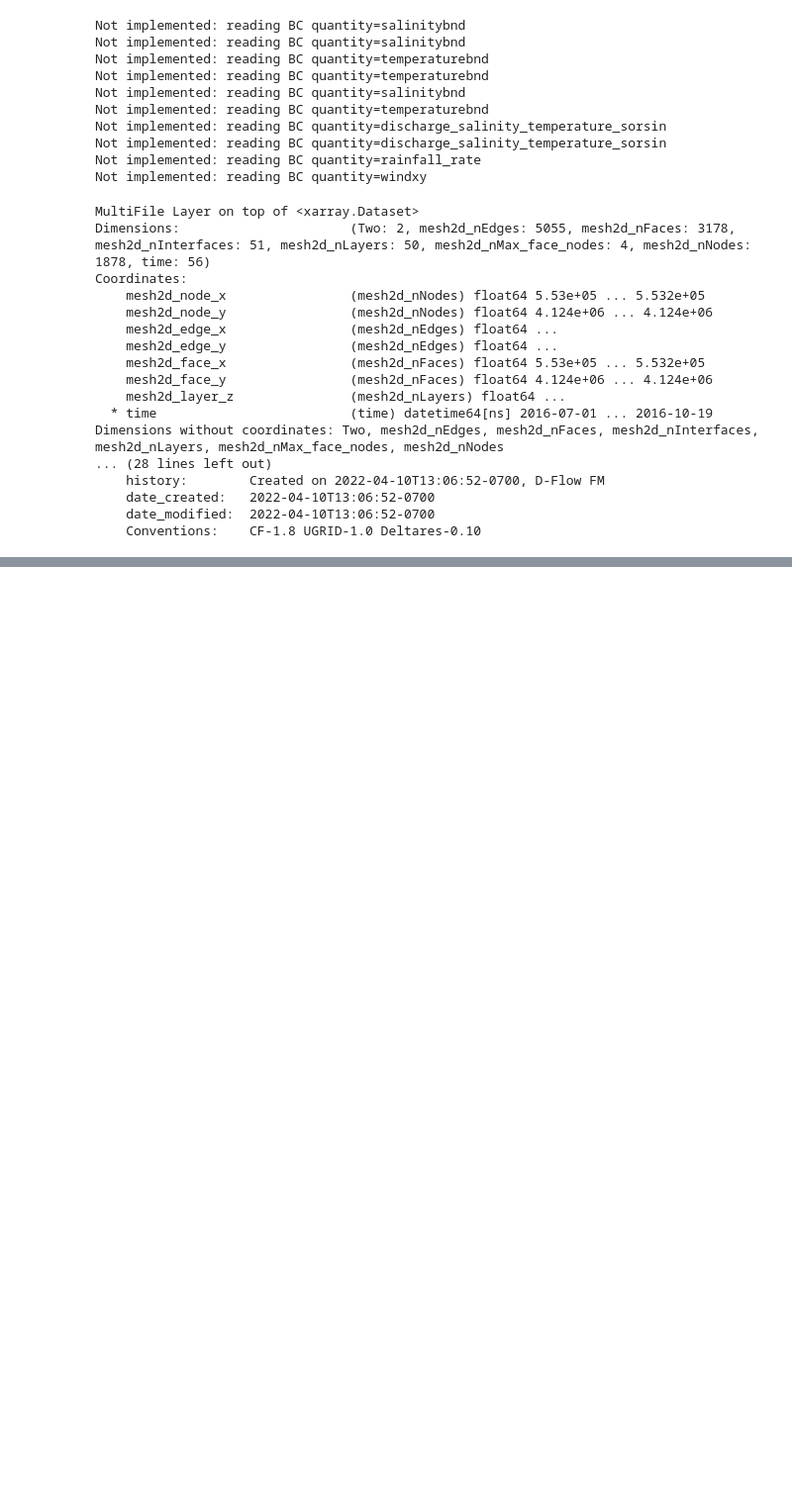
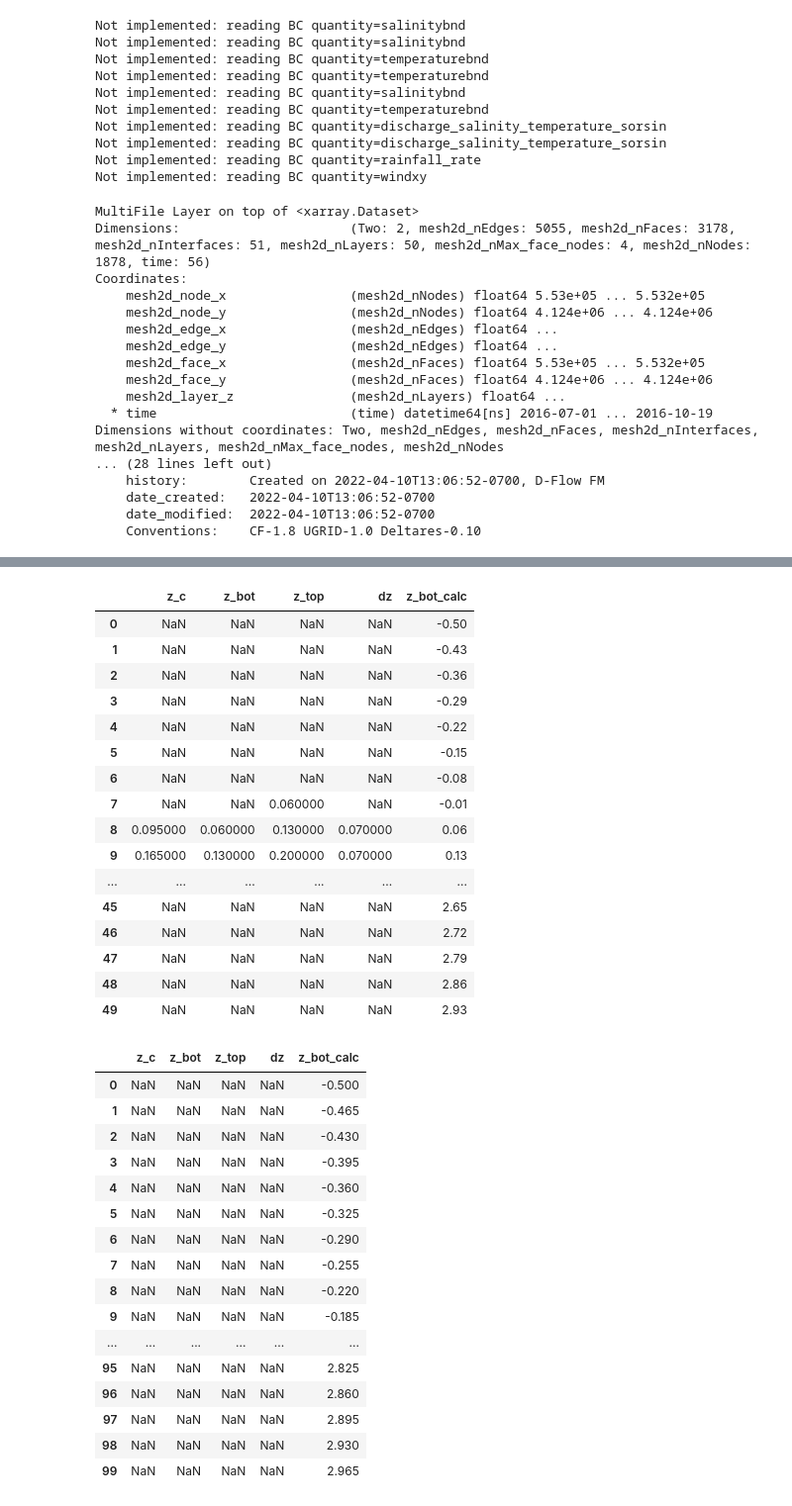
Before and after one commit to rustychris/pescadero_model, a Jupyter notebook: model/check_timesteps.ipynb, the cells around one changed output, grey strips where cells are left out. Shown at 99% size. Drawn from its saved outputs; the diff is of its cells as text; code cells hidden in the pictures; blank space fills up the shorter version.

```diff
--- a/model/check_timesteps.ipynb
+++ b/model/check_timesteps.ipynb
@@ -44,11 +42,13 @@ run_dirs=['data_2016long_3d_asbuilt_impaired', # 50 layers, evap
          ]
 # %%
-# 2013 runs
-run_dirs=[
-   # 'data_2013_3d_asbuilt_impaired-v002', # complete 2013 run. 50 layers. Looks okay.
-    'data_2013_3d_asbuilt_impaired_slr0.61m',  # epshu=0.005. Looks like salt problems
-    'data_2013_3d_asbuilt_impaired_slr0.61m-v001', # default epshu. Looks like salt problems.
-]
+
+if 0:
+    # 2013 runs
+    run_dirs=[
+       # 'data_2013_3d_asbuilt_impaired-v002', # complete 2013 run. 50 layers. Looks okay.
+        'data_2013_3d_asbuilt_impaired_slr0.61m',  # epshu=0.005. Looks like salt problems
+        'data_2013_3d_asbuilt_impaired_slr0.61m-v001', # default epshu. Looks like salt problems.
+    ]
 # %%
 models=[ dfm.DFlowModel.load(run_dir) for run_dir in run_dirs]
 # %%
@@ -217,0 +268,9 @@ rst_ds=xr.open_dataset()
+# %%
+# is there something weird about the layers when I use 50 layers?
+# Can't find anything...
+
+models[0] # 'data_salt_filling-v05_existing_impaired',
+models[1] # 'data_2016long_3d_asbuilt_impaired-v001',
+
+his50=models[1].his_dataset()
+his100=models[0].his_dataset()
@@ -217,0 +344,57 @@ rst_ds=xr.open_dataset()
+# %%
+# for 50 layers, dz is 0.07
+# for 100 layers, it's 0.035.
+# there is a 0.05 threshold in the code, might be relevant?
+# Zbot should be -0.5.
+
+import pandas as pd
+for his in [his50,his100]:
+    stack=pd.DataFrame()
+    t=np.datetime64("2016-09-01")
+    ti=np.searchsorted(his.time.values,t)
+    stack['z_c']=his.zcoordinate_c.sel(stations='nck').isel(time=ti)
+    stack['z_bot']=his.zcoordinate_w.sel(stations='nck').isel(time=ti).values[:-1]
+    stack['z_top']=his.zcoordinate_w.sel(stations='nck').isel(time=ti).values[1:]
+    stack['dz']=stack['z_top'] - stack['z_bot']
+    nlayer=his.dims['laydim']
+    zbot=-0.5
+    ztop=3.0
+    dz_calc=(ztop-zbot)/nlayer
+    stack['z_bot_calc']=zbot + np.arange(nlayer)*dz_calc # good to machine precision.
+    display(stack)
+None
+# %% [output]
+|  | z_c | z_bot | z_top | dz | z_bot_calc |
+| 0 | NaN | NaN | NaN | NaN | -0.50 |
+| 1 | NaN | NaN | NaN | NaN | -0.43 |
+| 2 | NaN | NaN | NaN | NaN | -0.36 |
+| 3 | NaN | NaN | NaN | NaN | -0.29 |
+| 4 | NaN | NaN | NaN | NaN | -0.22 |
+| 5 | NaN | NaN | NaN | NaN | -0.15 |
+| 6 | NaN | NaN | NaN | NaN | -0.08 |
+| 7 | NaN | NaN | 0.060000 | NaN | -0.01 |
+| 8 | 0.095000 | 0.060000 | 0.130000 | 0.070000 | 0.06 |
+| 9 | 0.165000 | 0.130000 | 0.200000 | 0.070000 | 0.13 |
+| ... | ... | ... | ... | ... | ... |
+| 45 | NaN | NaN | NaN | NaN | 2.65 |
+| 46 | NaN | NaN | NaN | NaN | 2.72 |
+| 47 | NaN | NaN | NaN | NaN | 2.79 |
+| 48 | NaN | NaN | NaN | NaN | 2.86 |
+| 49 | NaN | NaN | NaN | NaN | 2.93 |
+|  | z_c | z_bot | z_top | dz | z_bot_calc |
+| 0 | NaN | NaN | NaN | NaN | -0.500 |
+| 1 | NaN | NaN | NaN | NaN | -0.465 |
+| 2 | NaN | NaN | NaN | NaN | -0.430 |
+| 3 | NaN | NaN | NaN | NaN | -0.395 |
+| 4 | NaN | NaN | NaN | NaN | -0.360 |
+| 5 | NaN | NaN | NaN | NaN | -0.325 |
+| 6 | NaN | NaN | NaN | NaN | -0.290 |
+| 7 | NaN | NaN | NaN | NaN | -0.255 |
+| 8 | NaN | NaN | NaN | NaN | -0.220 |
+| 9 | NaN | NaN | NaN | NaN | -0.185 |
+| ... | ... | ... | ... | ... | ... |
+| 95 | NaN | NaN | NaN | NaN | 2.825 |
+| 96 | NaN | NaN | NaN | NaN | 2.860 |
+| 97 | NaN | NaN | NaN | NaN | 2.895 |
+| 98 | NaN | NaN | NaN | NaN | 2.930 |
+| 99 | NaN | NaN | NaN | NaN | 2.965 |
```
Also changed, not shown: parts of 23 cells of this notebook, 3 other files.
